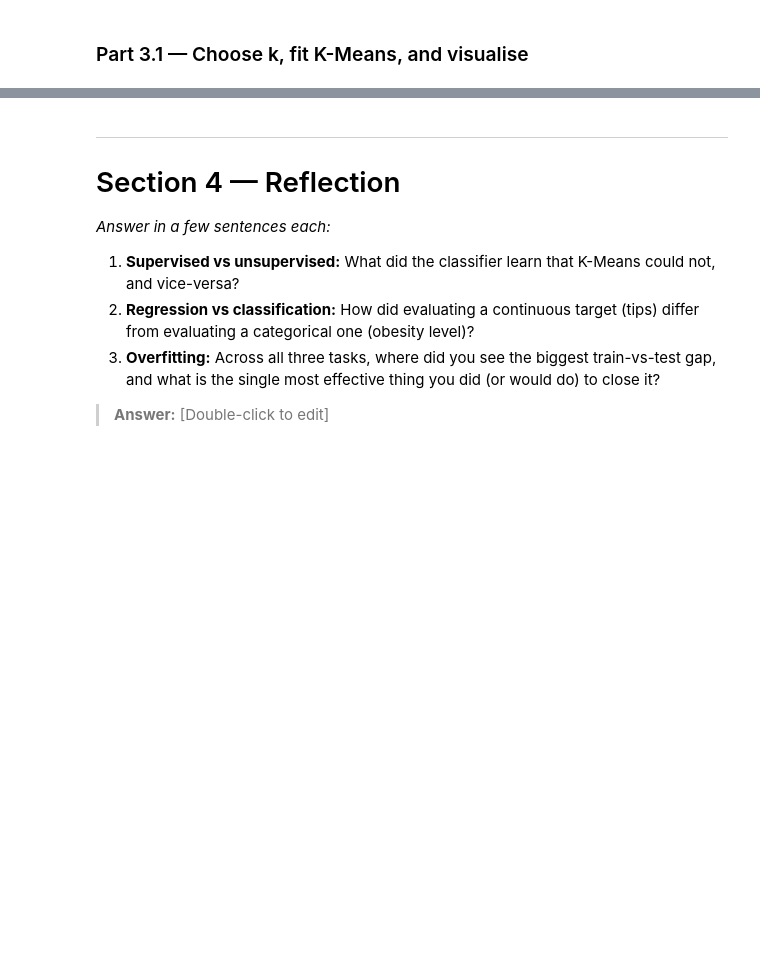
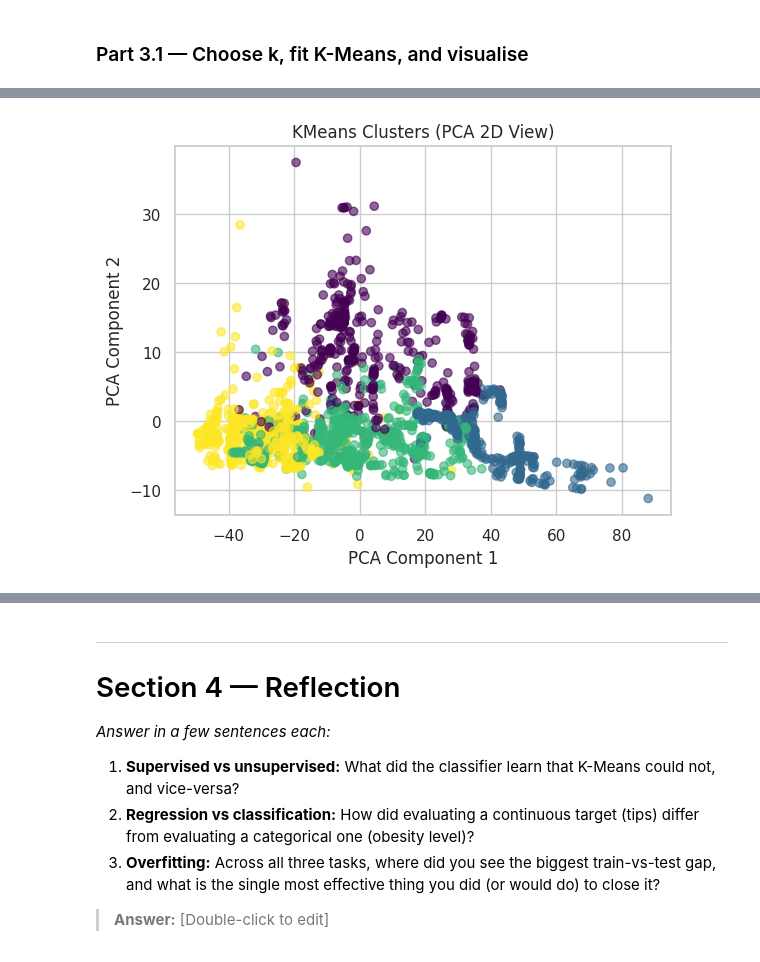
Before and after one commit to joyy-atschool/lab-2-predictive-analytics, a Jupyter notebook: lab_2_predictive_analytics.ipynb, the cells around one changed output, grey strips where cells are left out. Cells and saved outputs as stored; diff of their text form; code cells hidden in the pictures; blank space fills up the shorter version.

```diff
--- a/lab_2_predictive_analytics.ipynb
+++ b/lab_2_predictive_analytics.ipynb
@@ -770 +817,20 @@ and then compare those clusters to the real obesity levels.
+# %%
+ #TODO: Visualise the clusters in 2D.
+ from sklearn.decomposition import PCA
+#   Pick two informative features (e.g. Weight vs Height) OR reduce to 2D with PCA
+#   (from sklearn.decomposition import PCA) and colour points by cluster.
+pca = PCA(n_components=2)
+X_pca = pca.fit_transform(X_cluster)
+
+plt.figure()
+
+plt.scatter(X_pca[:, 0], X_pca[:, 1], c=clusters, cmap='viridis', alpha=0.6)
+
+plt.xlabel("PCA Component 1")
+plt.ylabel("PCA Component 2")
+plt.title("KMeans Clusters (PCA 2D View)")
+
+plt.show()
+# %% [output]
+[figure, added]
 # %%
```
Also changed, not shown: parts of 6 cells of this notebook.
